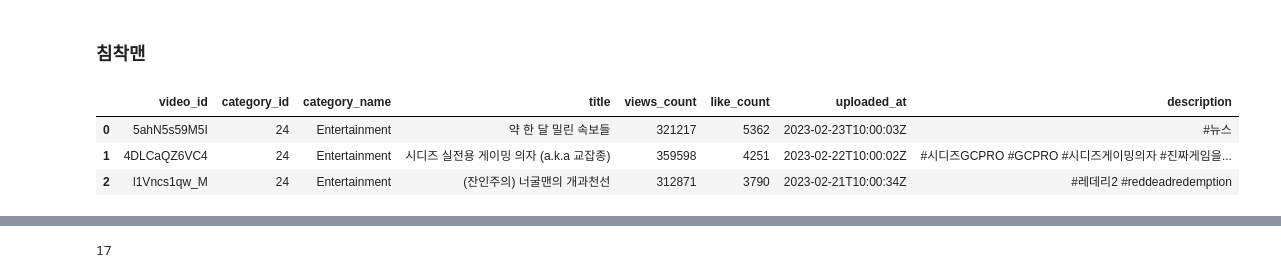
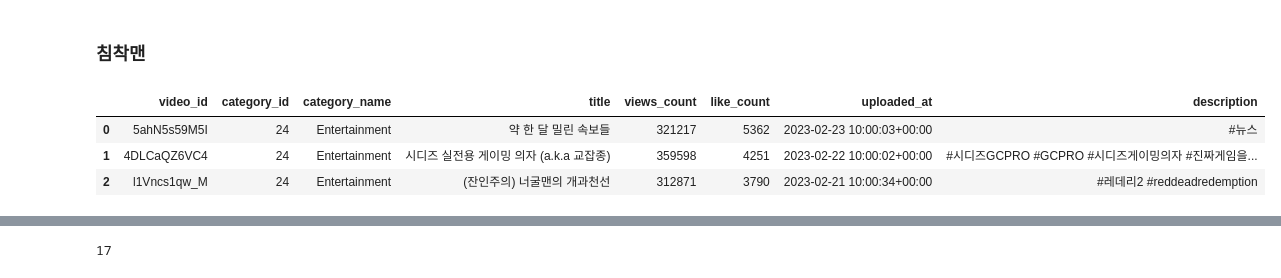
Before and after one commit to kimhyunso/coper-project, a Jupyter notebook: practice_analysis_dowon.ipynb, the cells around one changed output, grey strips where cells are left out. Saved outputs shown, nothing was run; the diff lists cells and outputs as text; code cells hidden in the pictures.

```diff
--- a/practice_analysis_dowon.ipynb
+++ b/practice_analysis_dowon.ipynb
@@ -575,22 +575,33 @@ shorts_bool = df_gsic_videos.title.str.contains('#shorts')
 # %%
 import pandas as pd
 import Preprocessing as prep
 import numpy as np
+import matplotlib.pyplot as plt
+import seaborn as sns
+import warnings
+
+warnings.filterwarnings('ignore')
+
+plt.rc('font', family='Malgun Gothic')
+plt.rcParams['axes.unicode_minus'] = False
+plt.rcParams['figure.figsize'] = (11, 8)
+
 import re
 
 from collections import Counter
 
 def hashtag(text:str) -> str:
     result = ' '.join(re.findall('#\w+', text))
     return result
 
 df = pd.read_csv('../자료/침착맨_videos.csv', encoding='utf-8', engine='python')
 
+df.uploaded_at = pd.to_datetime(df.uploaded_at)
 df.description = df.description.apply(prep.extract_hashtags)
 df.description = df.description.str.replace("#침착맨 ", "")
 df.head(3)
 # %% [output]
 |  | video_id | category_id | category_name | title | views_count | like_count | uploaded_at | description |
-| 0 | 5ahN5s59M5I | 24 | Entertainment | 약 한 달 밀린 속보들 | 321217 | 5362 | 2023-02-23T10:00:03Z | #뉴스 |
-| 1 | 4DLCaQZ6VC4 | 24 | Entertainment | 시디즈 실전용 게이밍 의자 (a.k.a 교잡종) | 359598 | 4251 | 2023-02-22T10:00:02Z | #시디즈GCPRO #GCPRO #시디즈게이밍의자 #진짜게임을... |
-| 2 | l1Vncs1qw_M | 24 | Entertainment | (잔인주의) 너굴맨의 개과천선 | 312871 | 3790 | 2023-02-21T10:00:34Z | #레데리2 #reddeadredemption |
+| 0 | 5ahN5s59M5I | 24 | Entertainment | 약 한 달 밀린 속보들 | 321217 | 5362 | 2023-02-23 10:00:03+00:00 | #뉴스 |
+| 1 | 4DLCaQZ6VC4 | 24 | Entertainment | 시디즈 실전용 게이밍 의자 (a.k.a 교잡종) | 359598 | 4251 | 2023-02-22 10:00:02+00:00 | #시디즈GCPRO #GCPRO #시디즈게이밍의자 #진짜게임을... |
+| 2 | l1Vncs1qw_M | 24 | Entertainment | (잔인주의) 너굴맨의 개과천선 | 312871 | 3790 | 2023-02-21 10:00:34+00:00 | #레데리2 #reddeadredemption |
```
Also changed, not shown: parts of 8 cells of this notebook, 1 other file.
